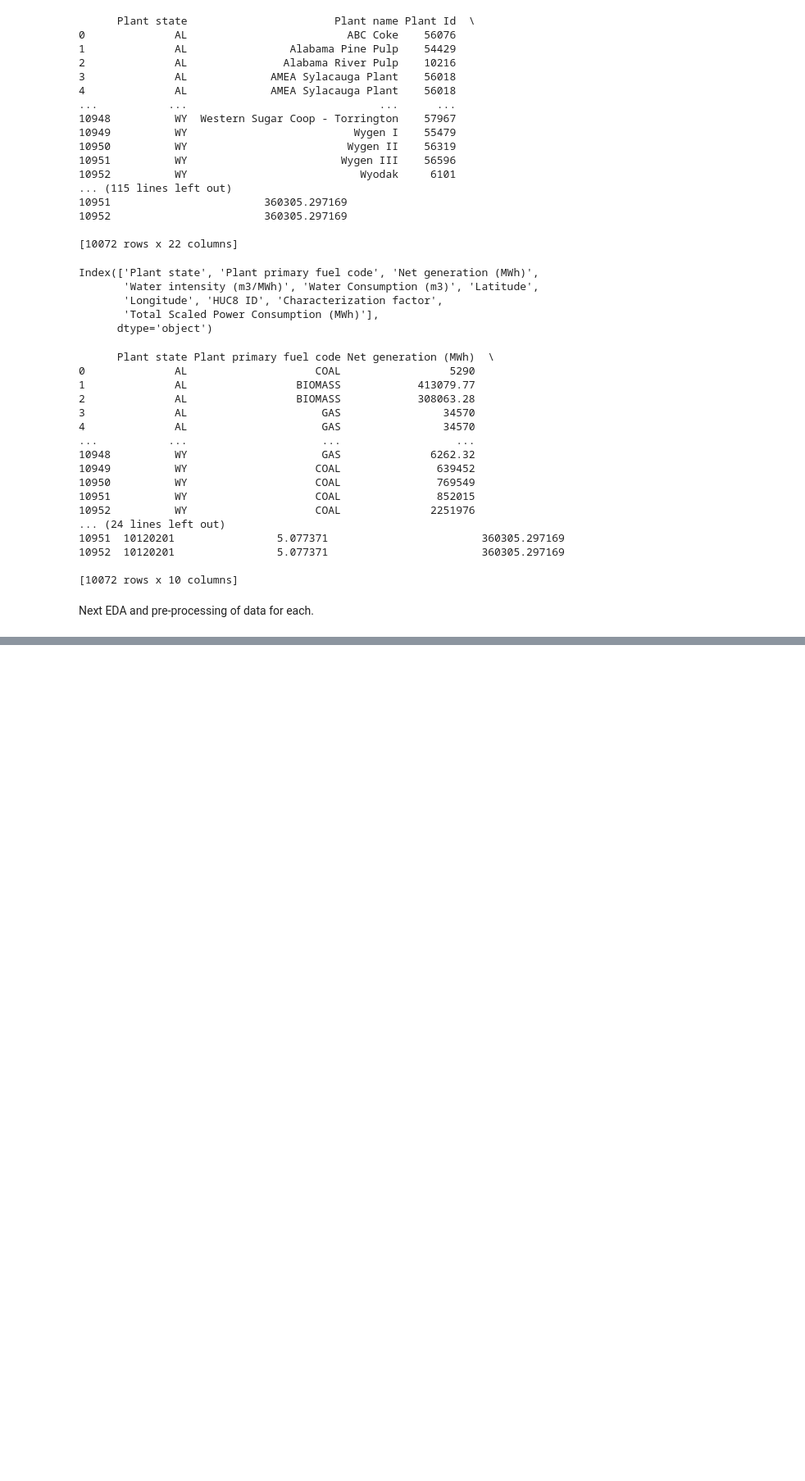
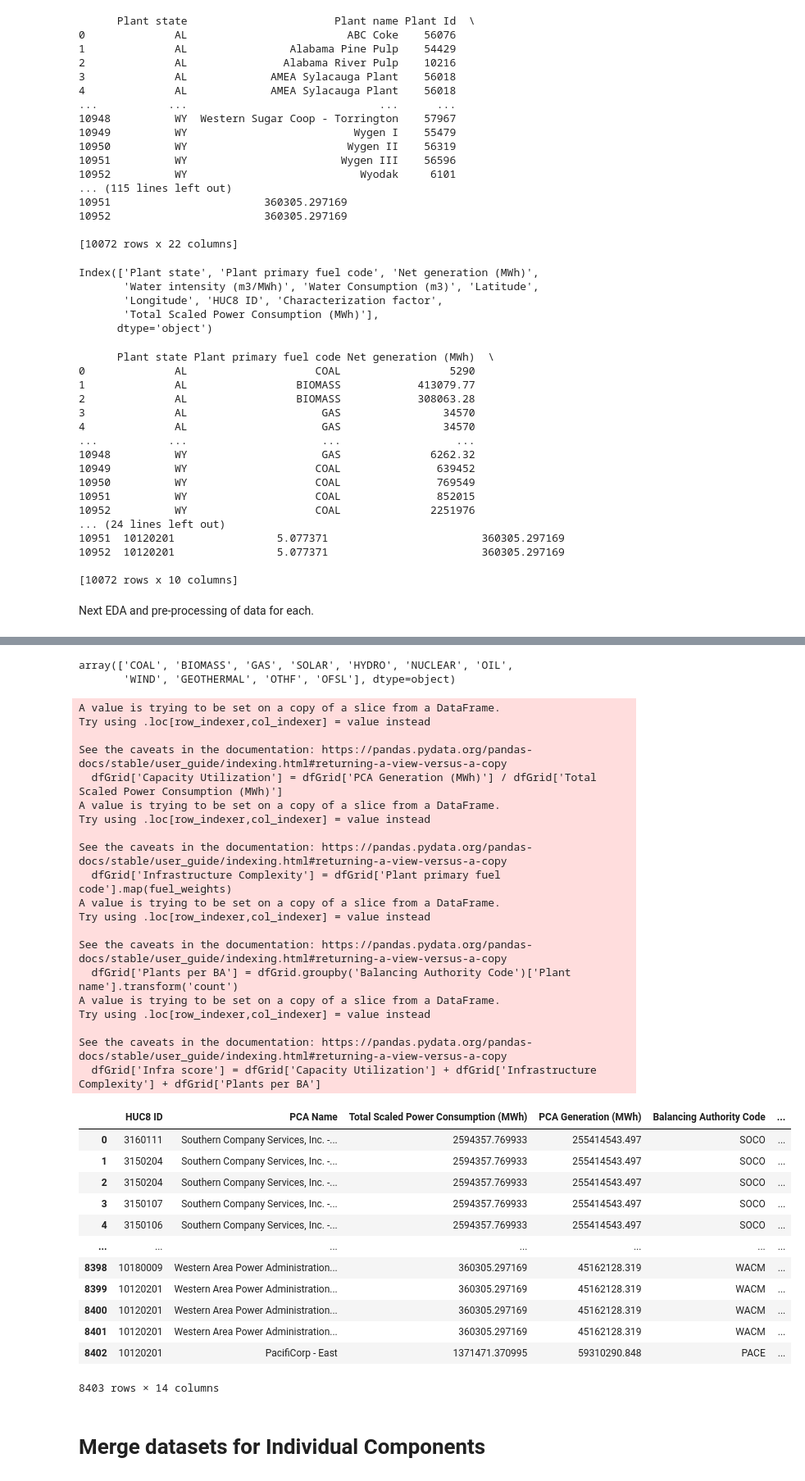
Before and after one commit to ChhaviDixit/ML-Climate, a Jupyter notebook: src/Data_Center_Sustainability_Score.ipynb, the cells around one changed output, grey strips where cells are left out. Shown at 82% size. Saved outputs shown, nothing was run; the diff lists cells and outputs as text; code cells hidden in the pictures; blank space fills up the shorter version.

```diff
--- a/src/Data_Center_Sustainability_Score.ipynb
+++ b/src/Data_Center_Sustainability_Score.ipynb
@@ -502,0 +777,50 @@ Next EDA and pre-processing of data for each.
+# %%
+dfGrid['Plant primary fuel code'].unique()
+# %% [output]
+array(['COAL', 'BIOMASS', 'GAS', 'SOLAR', 'HYDRO', 'NUCLEAR', 'OIL',
+       'WIND', 'GEOTHERMAL', 'OTHF', 'OFSL'], dtype=object)
+# %%
+dfGrid['Capacity Utilization'] = dfGrid['PCA Generation (MWh)'] / dfGrid['Total Scaled Power Consumption (MWh)']
+fuel_weights = {'COAL': 1.0, 'NUCLEAR': 0.95, 'OTHF': 0.85, 'OFSL':0.8, 'BIOMASS': 0.8, 'OIL': 0.75, 'GAS': 0.7, 'HYDRO': 0.6, 'GEOTHERMAL':0.5, 'WIND': 0.35, 'SOLAR': 0.3}
+dfGrid['Infrastructure Complexity'] = dfGrid['Plant primary fuel code'].map(fuel_weights)
+dfGrid['Plants per BA'] = dfGrid.groupby('Balancing Authority Code')['Plant name'].transform('count')
+dfGrid['Infra score'] = dfGrid['Capacity Utilization'] + dfGrid['Infrastructure Complexity'] + dfGrid['Plants per BA']
+# Scale to 0-1 range
+df1_2['Infra score'] = (dfGrid['Infra score'] - dfGrid['Infra score'].min()) / (dfGrid['Infra score'].max() - dfGrid['Infra score'].min())
+dfGrid
+# %% [output]
+A value is trying to be set on a copy of a slice from a DataFrame.
+Try using .loc[row_indexer,col_indexer] = value instead
+
+See the caveats in the documentation: https://pandas.pydata.org/pandas-docs/stable/user_guide/indexing.html#returning-a-view-versus-a-copy
+  dfGrid['Capacity Utilization'] = dfGrid['PCA Generation (MWh)'] / dfGrid['Total Scaled Power Consumption (MWh)']
+A value is trying to be set on a copy of a slice from a DataFrame.
+Try using .loc[row_indexer,col_indexer] = value instead
+
+See the caveats in the documentation: https://pandas.pydata.org/pandas-docs/stable/user_guide/indexing.html#returning-a-view-versus-a-copy
+  dfGrid['Infrastructure Complexity'] = dfGrid['Plant primary fuel code'].map(fuel_weights)
+A value is trying to be set on a copy of a slice from a DataFrame.
+Try using .loc[row_indexer,col_indexer] = value instead
+
+See the caveats in the documentation: https://pandas.pydata.org/pandas-docs/stable/user_guide/indexing.html#returning-a-view-versus-a-copy
+  dfGrid['Plants per BA'] = dfGrid.groupby('Balancing Authority Code')['Plant name'].transform('count')
+A value is trying to be set on a copy of a slice from a DataFrame.
+Try using .loc[row_indexer,col_indexer] = value instead
+
+See the caveats in the documentation: https://pandas.pydata.org/pandas-docs/stable/user_guide/indexing.html#returning-a-view-versus-a-copy
+  dfGrid['Infra score'] = dfGrid['Capacity Utilization'] + dfGrid['Infrastructure Complexity'] + dfGrid['Plants per BA']
+|  | HUC8 ID | PCA Name | Total Scaled Power Consumption (MWh) | PCA Generation (MWh) | Balancing Authority Code | ... |
+| 0 | 3160111 | Southern Company Services, Inc. -... | 2594357.769933 | 255414543.497 | SOCO | ... |
+| 1 | 3150204 | Southern Company Services, Inc. -... | 2594357.769933 | 255414543.497 | SOCO | ... |
+| 2 | 3150204 | Southern Company Services, Inc. -... | 2594357.769933 | 255414543.497 | SOCO | ... |
+| 3 | 3150107 | Southern Company Services, Inc. -... | 2594357.769933 | 255414543.497 | SOCO | ... |
+| 4 | 3150106 | Southern Company Services, Inc. -... | 2594357.769933 | 255414543.497 | SOCO | ... |
+| ... | ... | ... | ... | ... | ... | ... |
+| 8398 | 10180009 | Western Area Power Administration... | 360305.297169 | 45162128.319 | WACM | ... |
+| 8399 | 10120201 | Western Area Power Administration... | 360305.297169 | 45162128.319 | WACM | ... |
+| 8400 | 10120201 | Western Area Power Administration... | 360305.297169 | 45162128.319 | WACM | ... |
+| 8401 | 10120201 | Western Area Power Administration... | 360305.297169 | 45162128.319 | WACM | ... |
+| 8402 | 10120201 | PacifiCorp - East | 1371471.370995 | 59310290.848 | PACE | ... |
+8403 rows × 14 columns
+# %% [markdown]
+# Merge datasets for Individual Components
```
Also changed, not shown: parts of 26 cells of this notebook.
